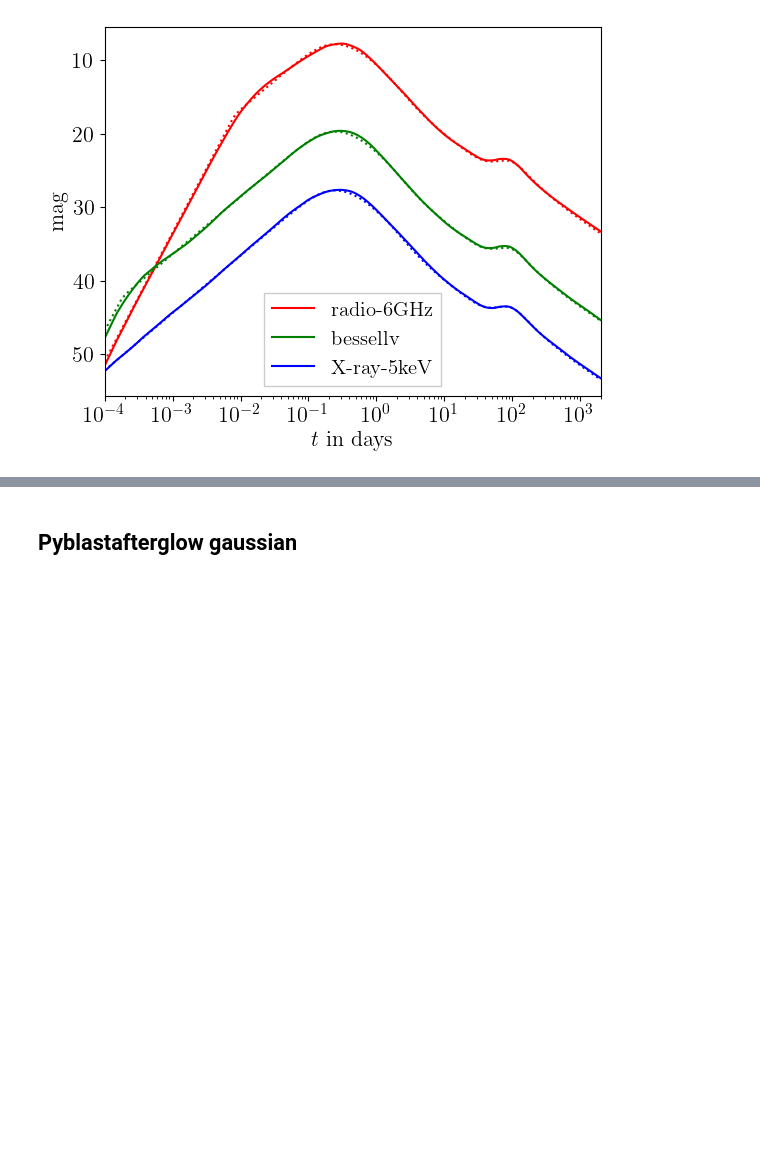
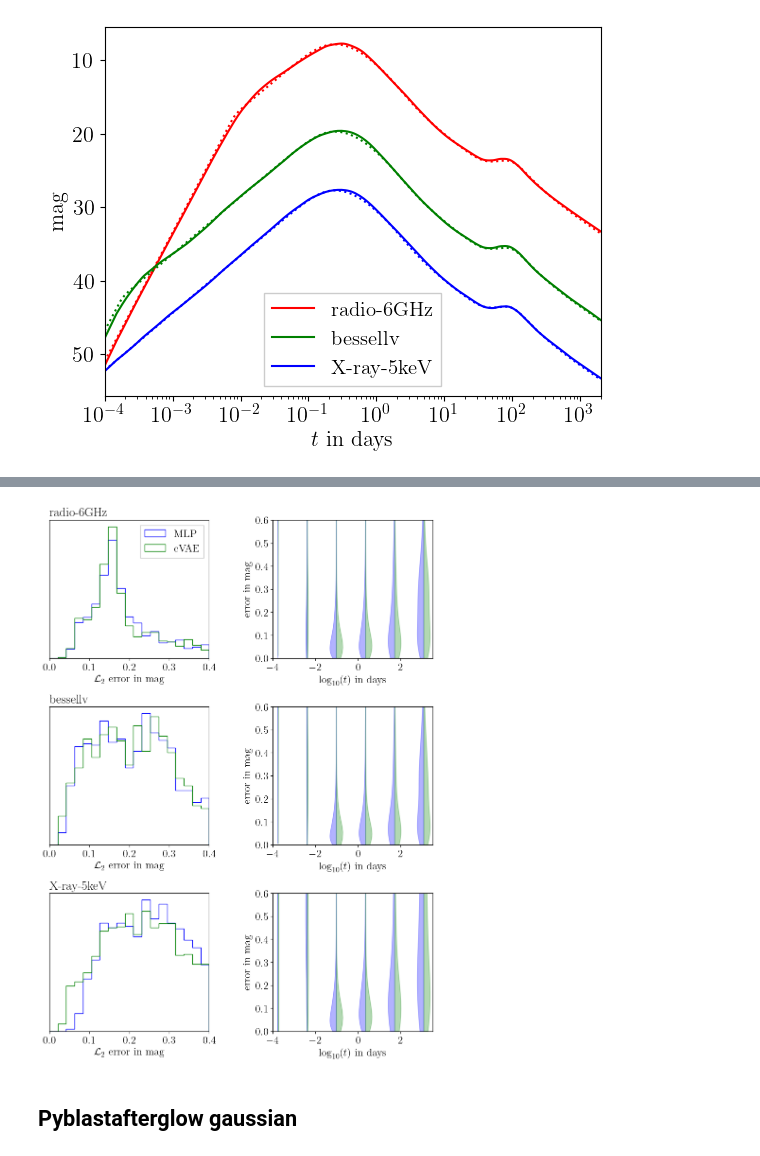
Before and after one commit to nuclear-multimessenger-astronomy/paper_fiesta, a Jupyter notebook: src/paper_fiesta/benchmarking/benchmark_plots.ipynb, the cells around one changed output, grey strips where cells are left out. Cells and saved outputs as stored; diff of their text form; code cells hidden in the pictures; blank space fills up the shorter version.

```diff
--- a/src/paper_fiesta/benchmarking/benchmark_plots.ipynb
+++ b/src/paper_fiesta/benchmarking/benchmark_plots.ipynb
@@ -195,3 +239,39 @@ plt.legend(fontsize=15, fancybox=False, framealpha=1)
+# %%
+fig, ax = plt.subplots(3, 2, figsize = (9, 12))
+fig.subplots_adjust(wspace = 0.4, hspace =0.35, bottom = 0.05, top = 0.95, left = 0.05, right = 0.95)
+
+for filter, cax in zip(FILTERS, ax[:,0]):
+
+    cax.hist(benchmarker1.error[filter], color = "blue", histtype = "step", bins = np.linspace(0, 0.4, 20), density = True, label = "MLP")
+    cax.hist(benchmarker2.error[filter], color = "green", histtype = "step", bins = np.linspace(0, 0.4, 20), density = True, label = "cVAE")
+    cax.set_yticks([])
+    cax.set_xlabel("$\mathcal{L}_2$ error in mag")
+    cax.set_xlim((0,0.4))
+    cax.set_title(filter, loc = "left")
+
+for filter, cax in zip(FILTERS, ax[:,1]):
+    error = np.abs(benchmarker1.pred_mag[filter] - benchmarker1.test_mag[filter])
+    error[np.isinf(error) | np.isnan(error)] = 0.
+    indices = np.linspace(10, len(model1.times)-10, 6).astype(int)
+    parts1 = cax.violinplot(error[:, indices], positions=np.log10(model1.times[indices]), widths=0.6, side="low", showextrema=False, points=500)
+    for pc in parts1["bodies"]:
+        pc.set_facecolor("blue")
+        pc.set_edgecolor("blue")
+
+    error = np.abs(benchmarker2.pred_mag[filter] - benchmarker2.test_mag[filter])
+    error[np.isinf(error) | np.isnan(error)] = 0.
+    indices = np.linspace(10, len(model2.times)-10, 6).astype(int)
+    parts2 = cax.violinplot(error[:, indices], positions=np.log10(model2.times[indices]), widths=0.6, side="high", showextrema=False, points=500)
+    for pc in parts2["bodies"]:
+        pc.set_facecolor("green")
+        pc.set_edgecolor("green")
+
+    cax.set(xlabel = "$\\log_{10}(t)$ in days", ylabel = "error in mag", xscale = "linear", xlim = (-4., 3.5), ylim = (0,0.6))
+
+ax[0,0].legend(fancybox=False, framealpha=1, fontsize = 16)
+fig.savefig("./benchmark_pbag_tophat.pdf", dpi =300)
+# %% [output]
+[figure, added]
 # %% [markdown]
 ## Pyblastafterglow gaussian
 # %%
```
Also changed, not shown: parts of 7 cells of this notebook, 4 other files.
